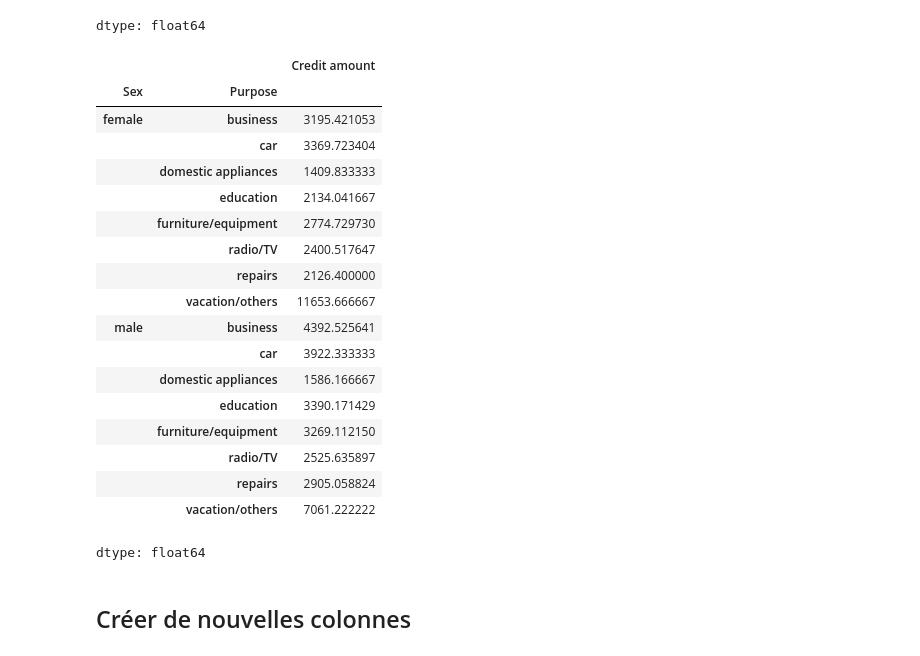
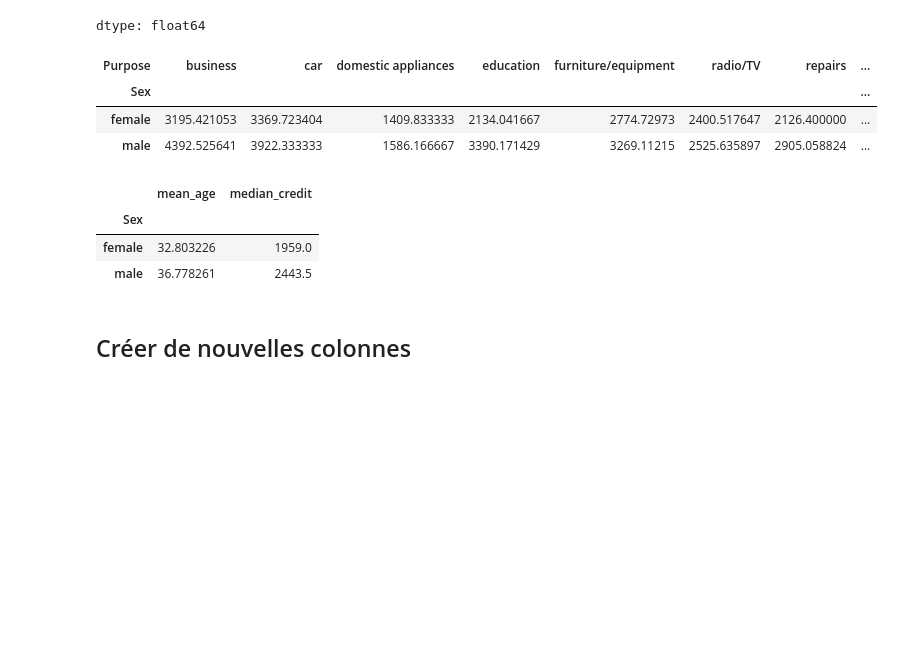
Before and after one commit to RMoulla/PYK_Mai, a Jupyter notebook: Copie_de_TP_Analyse_Données_Crédit.ipynb, the cells around one changed output. Saved outputs shown, nothing was run; the diff lists cells and outputs as text; code cells hidden in the pictures; blank space fills up the shorter version.

```diff
--- a/Copie_de_TP_Analyse_Données_Crédit.ipynb
+++ b/Copie_de_TP_Analyse_Données_Crédit.ipynb
@@ -227,27 +227,21 @@ dtype: float64
 # %%
 # Calculer la moyenne de Credit amount en fonction des modalités de Sex et Purpose
 
-df.groupby(['Sex', 'Purpose'])['Credit amount'].mean()
+df.groupby(['Sex', 'Purpose'])['Credit amount'].mean().unstack()
 # %% [output]
-|  |  | Credit amount |
-| Sex | Purpose |  |
-| female | business | 3195.421053 |
-|  | car | 3369.723404 |
-|  | domestic appliances | 1409.833333 |
-|  | education | 2134.041667 |
-|  | furniture/equipment | 2774.729730 |
-|  | radio/TV | 2400.517647 |
-|  | repairs | 2126.400000 |
-|  | vacation/others | 11653.666667 |
-| male | business | 4392.525641 |
-|  | car | 3922.333333 |
-|  | domestic appliances | 1586.166667 |
-|  | education | 3390.171429 |
-|  | furniture/equipment | 3269.112150 |
-|  | radio/TV | 2525.635897 |
-|  | repairs | 2905.058824 |
-|  | vacation/others | 7061.222222 |
+| Purpose | business | car | domestic appliances | education | furniture/equipment | radio/TV | repairs | ... |
+| Sex |  |  |  |  |  |  |  | ... |
+| female | 3195.421053 | 3369.723404 | 1409.833333 | 2134.041667 | 2774.72973 | 2400.517647 | 2126.400000 | ... |
+| male | 4392.525641 | 3922.333333 | 1586.166667 | 3390.171429 | 3269.11215 | 2525.635897 | 2905.058824 | ... |
-dtype: float64
+# %%
+# Calculer la moyenne de l'âge et la médiane de credit amount avec agg et named
+
+df.groupby('Sex').agg(mean_age=('Age', 'mean'), median_credit=('Credit amount', 'median'))
+# %% [output]
+|  | mean_age | median_credit |
+| Sex |  |  |
+| female | 32.803226 | 1959.0 |
+| male | 36.778261 | 2443.5 |
 # %% [markdown]
 ## Créer de nouvelles colonnes
 # %%
```
Also changed, not shown: parts of 8 cells of this notebook.
